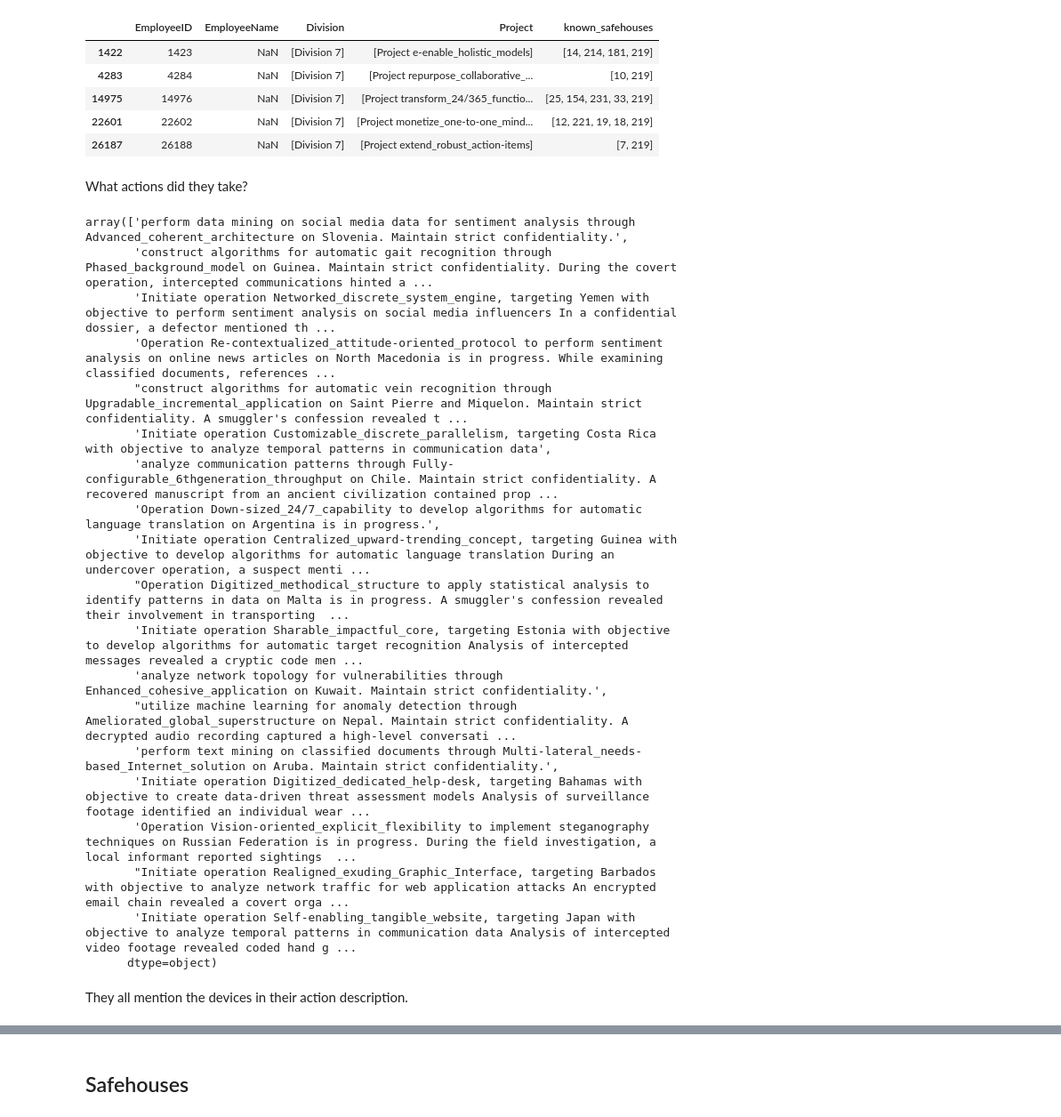
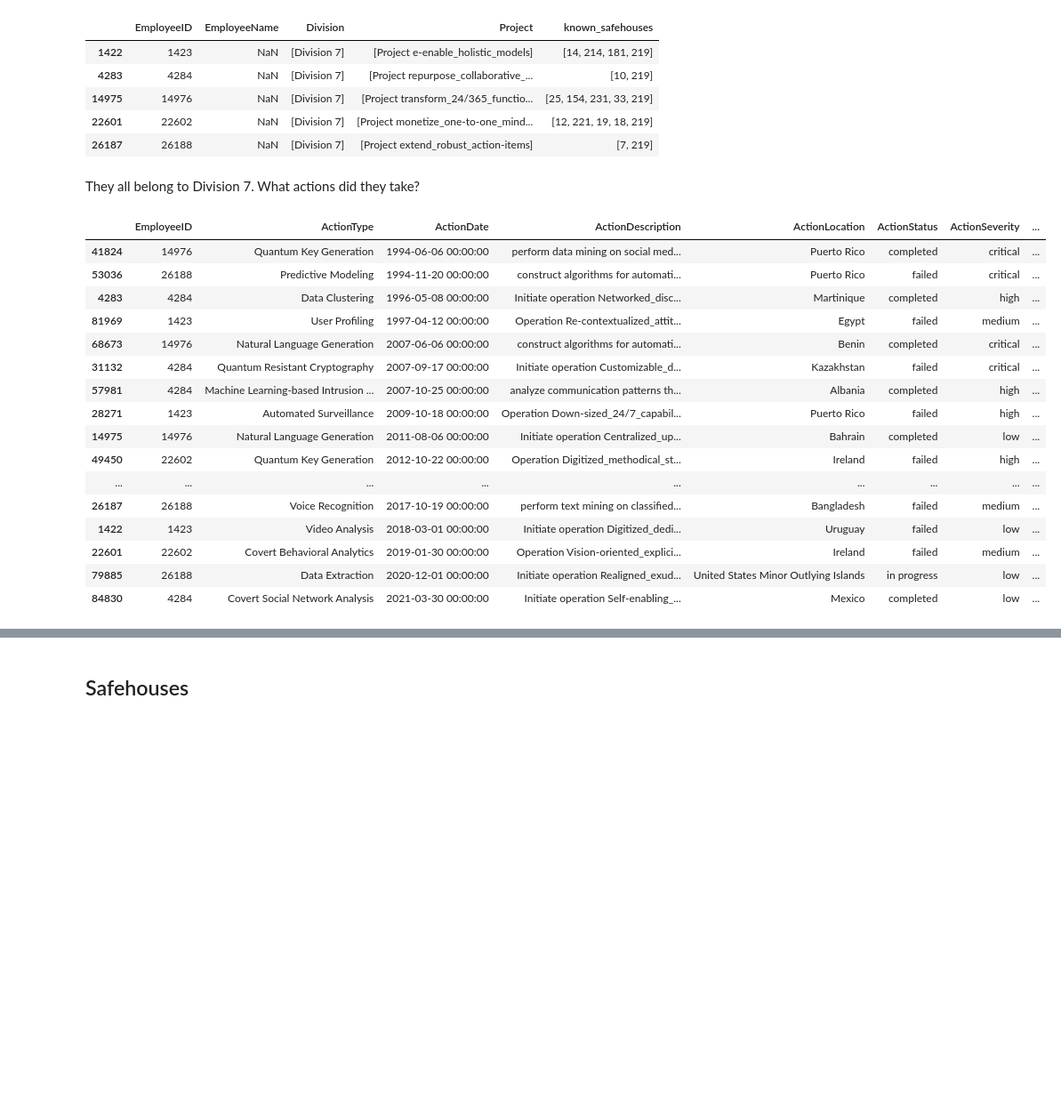
Before and after one commit to datonic/datadex, a Jupyter notebook: notebooks/brlda.ipynb, the cells around one changed output, grey strips where cells are left out. Shown at 89% size. Cells and saved outputs as stored; diff of their text form; code cells hidden in the pictures; blank space fills up the shorter version.

```diff
--- a/notebooks/brlda.ipynb
+++ b/notebooks/brlda.ipynb
@@ -61,30 +93,24 @@ divisions_df[divisions_df["EmployeeID"].isin(missing_employees)]
 | 22601 | 22602 | NaN | [Division 7] | [Project monetize_one-to-one_mind... | [12, 221, 19, 18, 219] |
 | 26187 | 26188 | NaN | [Division 7] | [Project extend_robust_action-items] | [7, 219] |
 # %% [markdown]
-What actions did they take?
+They all belong to Division 7. What actions did they take?
 # %%
-actions_df[actions_df["EmployeeID"].isin(missing_employees)].sort_values("ActionDate")[
-    "ActionDescription"
-].values
+actions_df[actions_df["EmployeeID"].isin(missing_employees)].sort_values(["ActionDate"])
 # %% [output]
-array(['perform data mining on social media data for sentiment analysis through Advanced_coherent_architecture on Slovenia. Maintain strict confidentiality.',
-       'construct algorithms for automatic gait recognition through Phased_background_model on Guinea. Maintain strict confidentiality. During the covert operation, intercepted communications hinted a ...
-       'Initiate operation Networked_discrete_system_engine, targeting Yemen with objective to perform sentiment analysis on social media influencers In a confidential dossier, a defector mentioned th ...
-       'Operation Re-contextualized_attitude-oriented_protocol to perform sentiment analysis on online news articles on North Macedonia is in progress. While examining classified documents, references ...
-       "construct algorithms for automatic vein recognition through Upgradable_incremental_application on Saint Pierre and Miquelon. Maintain strict confidentiality. A smuggler's confession revealed t ...
-       'Initiate operation Customizable_discrete_parallelism, targeting Costa Rica with objective to analyze temporal patterns in communication data',
-       'analyze communication patterns through Fully-configurable_6thgeneration_throughput on Chile. Maintain strict confidentiality. A recovered manuscript from an ancient civilization contained prop ...
-       'Operation Down-sized_24/7_capability to develop algorithms for automatic language translation on Argentina is in progress.',
-       'Initiate operation Centralized_upward-trending_concept, targeting Guinea with objective to develop algorithms for automatic language translation During an undercover operation, a suspect menti ...
-       "Operation Digitized_methodical_structure to apply statistical analysis to identify patterns in data on Malta is in progress. A smuggler's confession revealed their involvement in transporting  ...
-       'Initiate operation Sharable_impactful_core, targeting Estonia with objective to develop algorithms for automatic target recognition Analysis of intercepted messages revealed a cryptic code men ...
-       'analyze network topology for vulnerabilities through Enhanced_cohesive_application on Kuwait. Maintain strict confidentiality.',
-       "utilize machine learning for anomaly detection through Ameliorated_global_superstructure on Nepal. Maintain strict confidentiality. A decrypted audio recording captured a high-level conversati ...
-       'perform text mining on classified documents through Multi-lateral_needs-based_Internet_solution on Aruba. Maintain strict confidentiality.',
-       'Initiate operation Digitized_dedicated_help-desk, targeting Bahamas with objective to create data-driven threat assessment models Analysis of surveillance footage identified an individual wear ...
-       'Operation Vision-oriented_explicit_flexibility to implement steganography techniques on Russian Federation is in progress. During the field investigation, a local informant reported sightings  ...
-       "Initiate operation Realigned_exuding_Graphic_Interface, targeting Barbados with objective to analyze network traffic for web application attacks An encrypted email chain revealed a covert orga ...
-       'Initiate operation Self-enabling_tangible_website, targeting Japan with objective to analyze temporal patterns in communication data Analysis of intercepted video footage revealed coded hand g ...
-      dtype=object)
+|  | EmployeeID | ActionType | ActionDate | ActionDescription | ActionLocation | ActionStatus | ActionSeverity | ... |
+| 41824 | 14976 | Quantum Key Generation | 1994-06-06 00:00:00 | perform data mining on social med... | Puerto Rico | completed | critical | ... |
+| 53036 | 26188 | Predictive Modeling | 1994-11-20 00:00:00 | construct algorithms for automati... | Puerto Rico | failed | critical | ... |
+| 4283 | 4284 | Data Clustering | 1996-05-08 00:00:00 | Initiate operation Networked_disc... | Martinique | completed | high | ... |
+| 81969 | 1423 | User Profiling | 1997-04-12 00:00:00 | Operation Re-contextualized_attit... | Egypt | failed | medium | ... |
+| 68673 | 14976 | Natural Language Generation | 2007-06-06 00:00:00 | construct algorithms for automati... | Benin | completed | critical | ... |
+| 31132 | 4284 | Quantum Resistant Cryptography | 2007-09-17 00:00:00 | Initiate operation Customizable_d... | Kazakhstan | failed | critical | ... |
+| 57981 | 4284 | Machine Learning-based Intrusion ... | 2007-10-25 00:00:00 | analyze communication patterns th... | Albania | completed | high | ... |
+| 28271 | 1423 | Automated Surveillance | 2009-10-18 00:00:00 | Operation Down-sized_24/7_capabil... | Puerto Rico | failed | high | ... |
+| 14975 | 14976 | Natural Language Generation | 2011-08-06 00:00:00 | Initiate operation Centralized_up... | Bahrain | completed | low | ... |
+| 49450 | 22602 | Quantum Key Generation | 2012-10-22 00:00:00 | Operation Digitized_methodical_st... | Ireland | failed | high | ... |
+| ... | ... | ... | ... | ... | ... | ... | ... | ... |
+| 26187 | 26188 | Voice Recognition | 2017-10-19 00:00:00 | perform text mining on classified... | Bangladesh | failed | medium | ... |
+| 1422 | 1423 | Video Analysis | 2018-03-01 00:00:00 | Initiate operation Digitized_dedi... | Uruguay | failed | low | ... |
+| 22601 | 22602 | Covert Behavioral Analytics | 2019-01-30 00:00:00 | Operation Vision-oriented_explici... | Ireland | failed | medium | ... |
+| 79885 | 26188 | Data Extraction | 2020-12-01 00:00:00 | Initiate operation Realigned_exud... | United States Minor Outlying Islands | in progress | low | ... |
+| 84830 | 4284 | Covert Social Network Analysis | 2021-03-30 00:00:00 | Initiate operation Self-enabling_... | Mexico | completed | low | ... |
-# %% [markdown]
-They all mention the devices in their action description.
```
Also changed, not shown: parts of 29 cells of this notebook.
